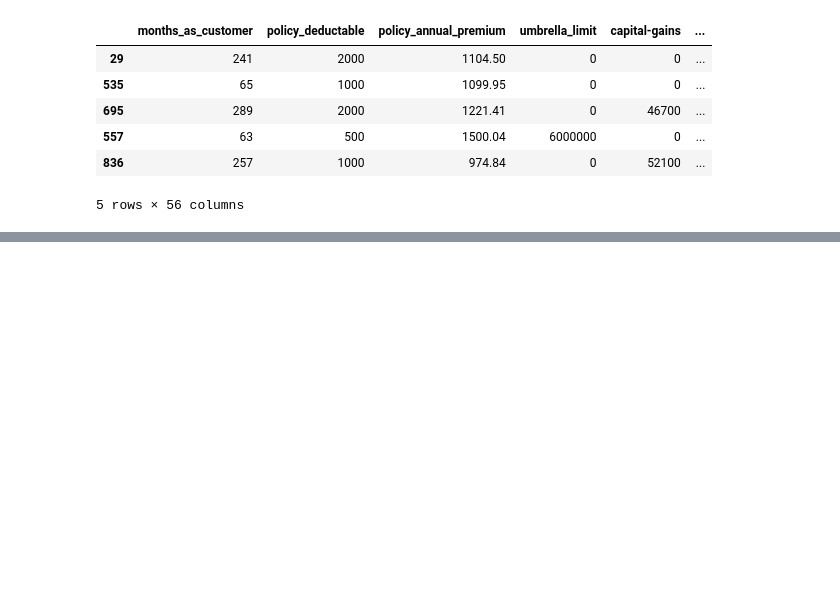
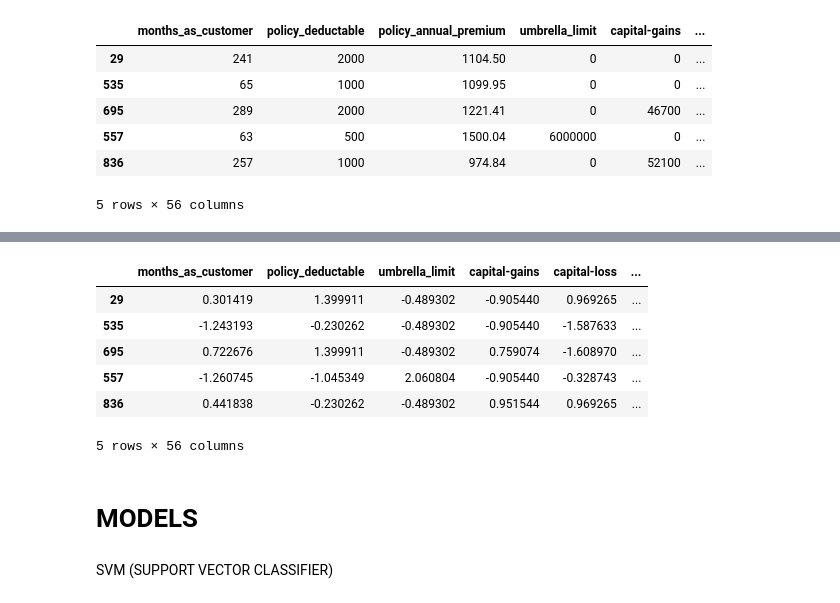
Before and after one commit to Fruce/Insurance-Fraud, a Jupyter notebook: Insurance_Fraud.ipynb, the cells around one changed output, grey strips where cells are left out. Cells and saved outputs as stored; diff of their text form; code cells hidden in the pictures; blank space fills up the shorter version.

```diff
--- a/Insurance_Fraud.ipynb
+++ b/Insurance_Fraud.ipynb
@@ -234,0 +261,14 @@ X_train.head()
+# %%
+X_train.head()
+# %% [output]
+|  | months_as_customer | policy_deductable | umbrella_limit | capital-gains | capital-loss | ... |
+| 29 | 0.301419 | 1.399911 | -0.489302 | -0.905440 | 0.969265 | ... |
+| 535 | -1.243193 | -0.230262 | -0.489302 | -0.905440 | -1.587633 | ... |
+| 695 | 0.722676 | 1.399911 | -0.489302 | 0.759074 | -1.608970 | ... |
+| 557 | -1.260745 | -1.045349 | 2.060804 | -0.905440 | -0.328743 | ... |
+| 836 | 0.441838 | -0.230262 | -0.489302 | 0.951544 | 0.969265 | ... |
+5 rows × 56 columns
+# %% [markdown]
+# **MODELS**
+# %% [markdown]
+SVM (SUPPORT VECTOR CLASSIFIER)
```
Also changed, not shown: parts of 27 cells of this notebook.
